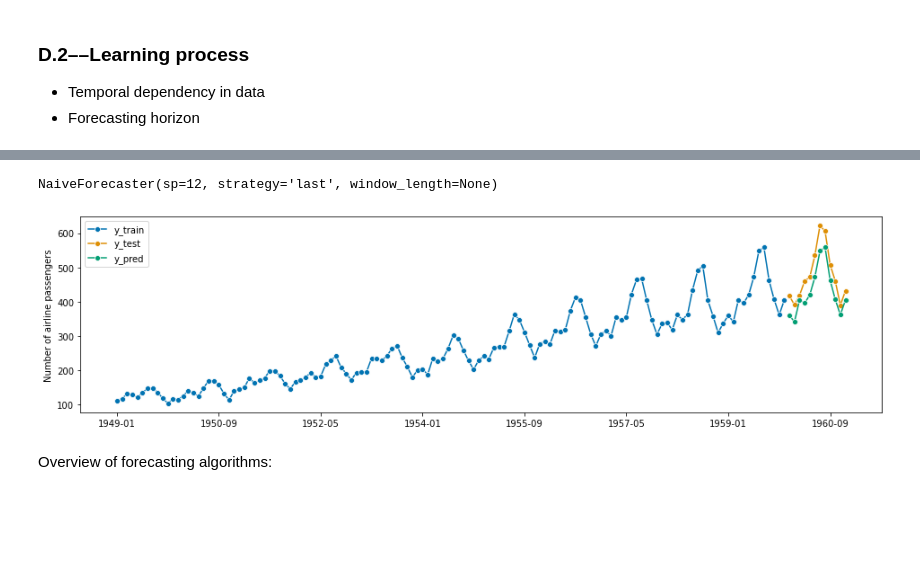
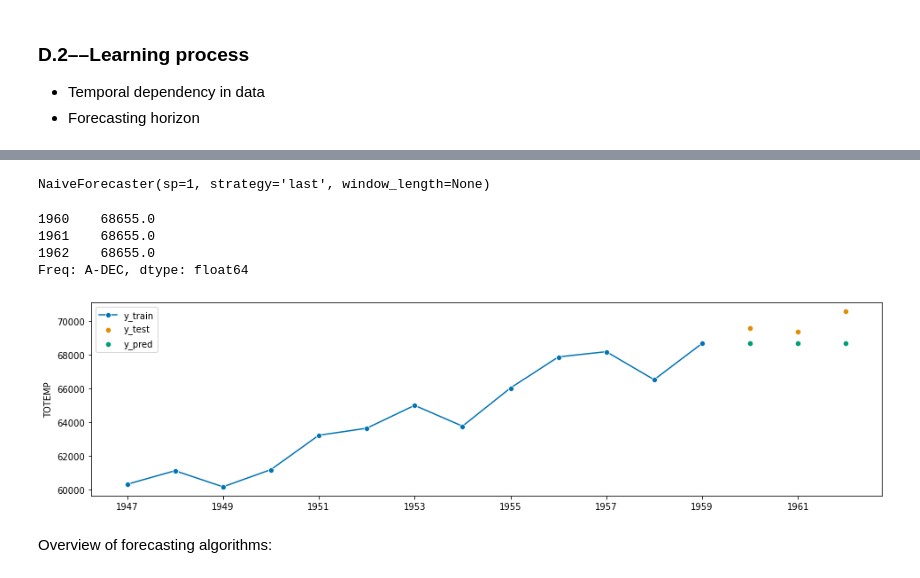
Before and after one commit to sktime/sktime-workshops, a Jupyter notebook: sktime-intro.ipynb, the cells around one changed output, grey strips where cells are left out. Cells and saved outputs as stored; diff of their text form; code cells hidden in the pictures; blank space fills up the shorter version.

```diff
--- a/sktime-intro.ipynb
+++ b/sktime-intro.ipynb
@@ -231,7 +253,6 @@ plot_series(y);
 # %%
 from sktime.forecasting.model_selection import temporal_train_test_split
 
-fh = np.arange(12) + 1
-y_train, y_test = temporal_train_test_split(y, fh=fh)
-print(y_train.shape, y_test.shape)
+fh = np.arange(3) + 1
+fh
 # %% [output]
@@ -238,0 +260,3 @@ print(y_train.shape, y_test.shape)
+# %%
+y_train, y_test, X_train, X_test = temporal_train_test_split(y, X, fh=fh)
+print(y_train.shape, y_test.shape, X_train.shape, X_test.shape)
@@ -245,13 +272,21 @@ from sktime.forecasting.naive import NaiveForecaster
 # %%
-forecaster = NaiveForecaster(strategy="last", sp=12)
-forecaster.fit(y_train)
+forecaster = NaiveForecaster()
+forecaster.fit(y_train, X=X_train)
 # %% [output]
-NaiveForecaster(sp=12, strategy='last', window_length=None)
+NaiveForecaster(sp=1, strategy='last', window_length=None)
+# %%
+y_pred = forecaster.predict(fh, X=X_test)
+# %%
+y_pred
+# %% [output]
+1960    68655.0
+1961    68655.0
+1962    68655.0
+Freq: A-DEC, dtype: float64
 # %%
-y_pred = forecaster.predict(fh)
 plot_series(y_train, y_test, y_pred, labels=["y_train", "y_test", "y_pred"]);
 # %% [output]
-[figure, old version]
+[figure, new version]
 # %% [markdown]
 Overview of forecasting algorithms:
 # %%
```
Also changed, not shown: parts of 29 cells of this notebook.
